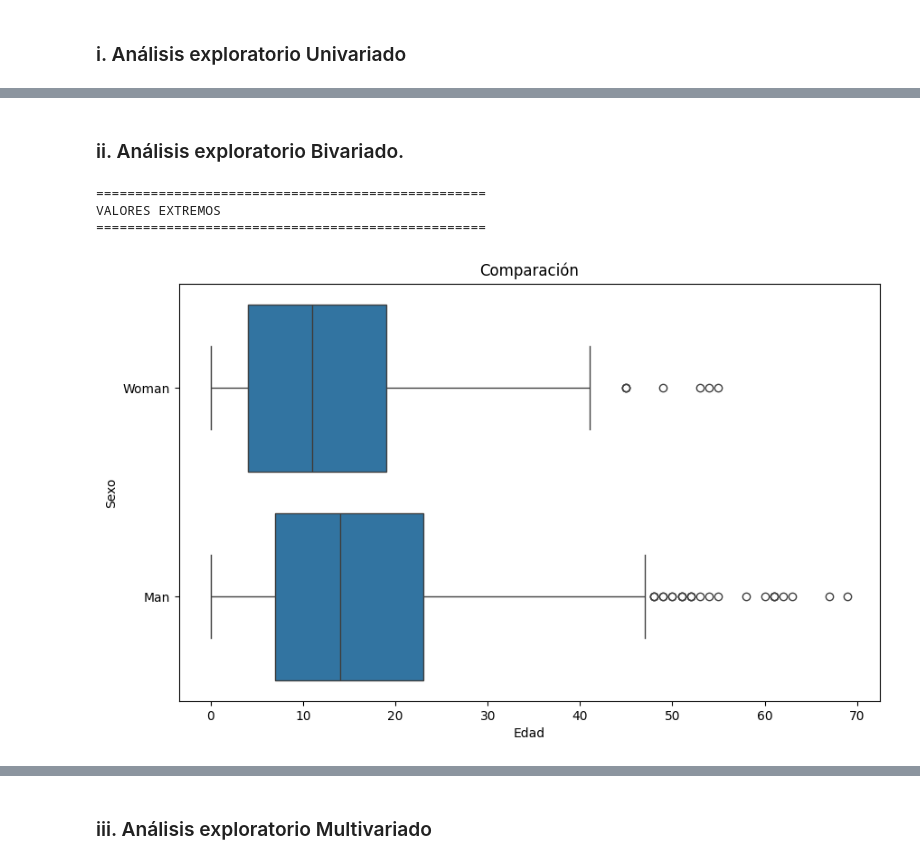
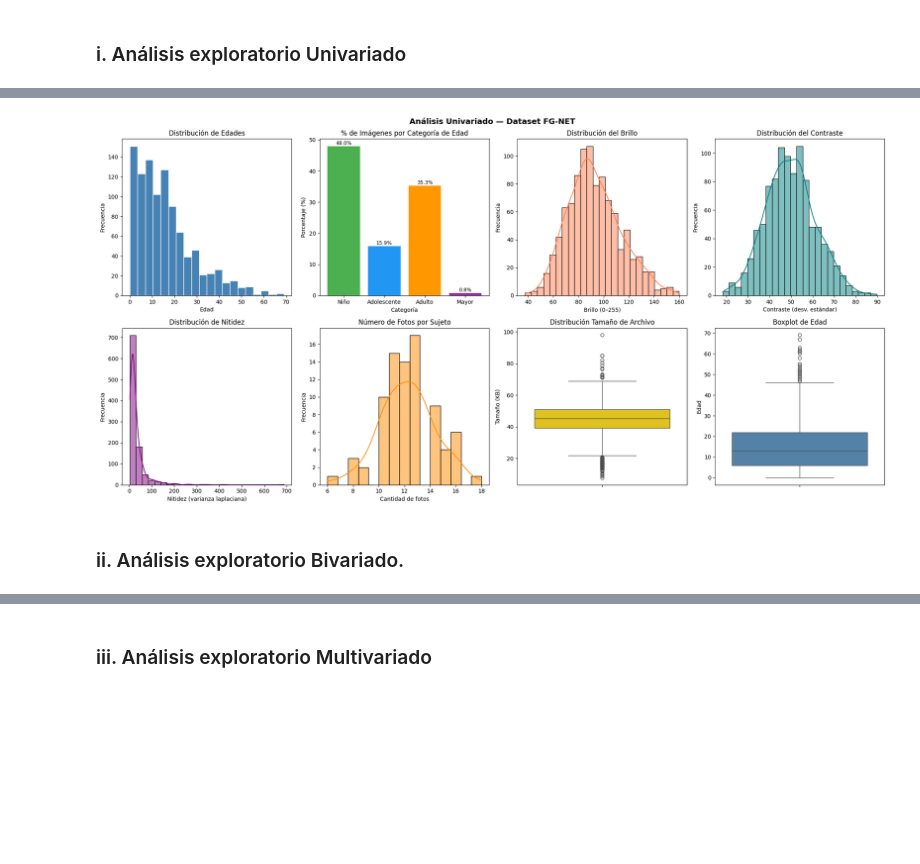
Before and after one commit to ZTARSNOVA/EDA-FGNET, a Jupyter notebook: FGNET_Avance2.ipynb, the cells around one changed output, grey strips where cells are left out. Saved outputs shown, nothing was run; the diff lists cells and outputs as text; code cells hidden in the pictures; blank space fills up the shorter version.

Commit message:
nuevas variables

```diff
--- a/FGNET_Avance2.ipynb
+++ b/FGNET_Avance2.ipynb
@@ -260,18 +360,64 @@ plt.show()
+# %%
+import seaborn as sns
+import matplotlib.pyplot as plt
+
+fig, axes = plt.subplots(2, 4, figsize=(20, 10))
+fig.suptitle('Análisis Univariado — Dataset FG-NET', fontsize=14, fontweight='bold')
+
+axes[0,0].hist(df['Edad'].dropna(), bins=20, color='steelblue', edgecolor='white')
+axes[0,0].set_title('Distribución de Edades')
+axes[0,0].set_xlabel('Edad')
+axes[0,0].set_ylabel('Frecuencia')
+
+cat_bins = [0, 12, 17, 59, float('inf')]
+cat_labels = ['Niño', 'Adolescente', 'Adulto', 'Mayor']
+df['Categoria_Edad'] = pd.cut(df['Edad'], bins=cat_bins, labels=cat_labels, right=True, include_lowest=True)
+
+cat_pct = df['Categoria_Edad'].value_counts(normalize=True) * 100
+orden = ['Niño','Adolescente','Adulto','Mayor']
+cat_pct = cat_pct.reindex([c for c in orden if c in cat_pct.index])
+
+axes[0,1].bar(cat_pct.index, cat_pct.values, color=['#4CAF50','#2196F3','#FF9800','#9C27B0'])
+axes[0,1].set_title('% de Imágenes por Categoría de Edad')
+axes[0,1].set_xlabel('Categoría')
+axes[0,1].set_ylabel('Porcentaje (%)')
+
+for i, v in enumerate(cat_pct.values):
+    axes[0,1].text(i, v + 0.5, f'{v:.1f}%', ha='center', fontsize=9)
+
+sns.histplot(df['Brillo'].dropna(), bins=25, kde=True, ax=axes[0,2], color='coral')
+axes[0,2].set_title('Distribución del Brillo')
+axes[0,2].set_xlabel('Brillo (0–255)')
+axes[0,2].set_ylabel('Frecuencia')
+
+sns.histplot(df['Contraste'].dropna(), bins=25, kde=True, ax=axes[0,3], color='teal')
+axes[0,3].set_title('Distribución del Contraste')
+axes[0,3].set_xlabel('Contraste (desv. estándar)')
+axes[0,3].set_ylabel('Frecuencia')
+
+sns.histplot(df['Nitidez'].dropna(), bins=25, kde=True, ax=axes[1,0], color='purple')
+axes[1,0].set_title('Distribución de Nitidez')
+axes[1,0].set_xlabel('Nitidez (varianza laplaciana)')
+axes[1,0].set_ylabel('Frecuencia')
+
+fotos_por_sujeto = df['imagenes'].str[:3].value_counts()
+
+sns.histplot(fotos_por_sujeto, bins=15, ax=axes[1,1], color='darkorange', kde=True)
+axes[1,1].set_title('Número de Fotos por Sujeto')
+axes[1,1].set_xlabel('Cantidad de fotos')
+axes[1,1].set_ylabel('Frecuencia')
+
+sns.boxplot(y=df['Tamaño_KB'], ax=axes[1,2], color='gold')
+axes[1,2].set_title('Distribución Tamaño de Archivo')
+axes[1,2].set_ylabel('Tamaño (KB)')
+
+sns.boxplot(y=df['Edad'], ax=axes[1,3], color='steelblue')
+axes[1,3].set_title('Boxplot de Edad')
+axes[1,3].set_ylabel('Edad')
+
+plt.tight_layout()
+plt.show()
+# %% [output]
+[figure, added]
 # %% [markdown]
 ### ii. Análisis exploratorio Bivariado.
-# %%
-print("="*50)
-print("VALORES EXTREMOS")
-print("="*50)
-
-# gráfico de boxplot para comparar la variable categorica Sexo entre Edad
-
-plt.figure(figsize=(10, 6))
-sns.boxplot(x='Edad', y='Sexo', data=df)
-plt.title('Comparación')
-plt.show()
-# %% [output]
-==================================================
-VALORES EXTREMOS
-==================================================
-[figure, removed]
```
Also changed, not shown: parts of 12 cells of this notebook, 1 other file.
